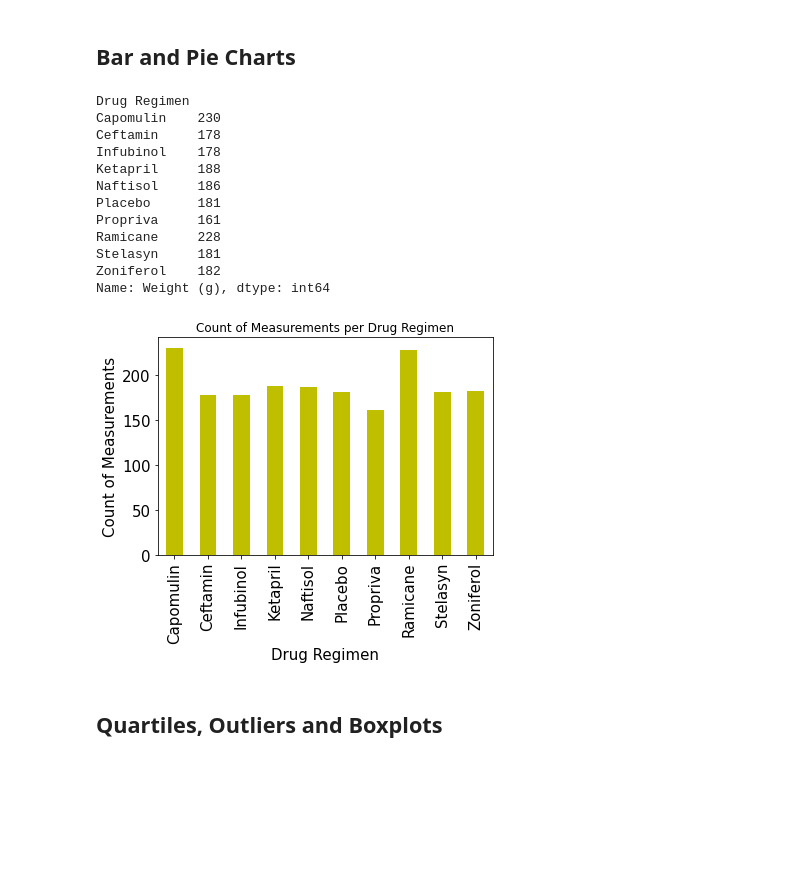
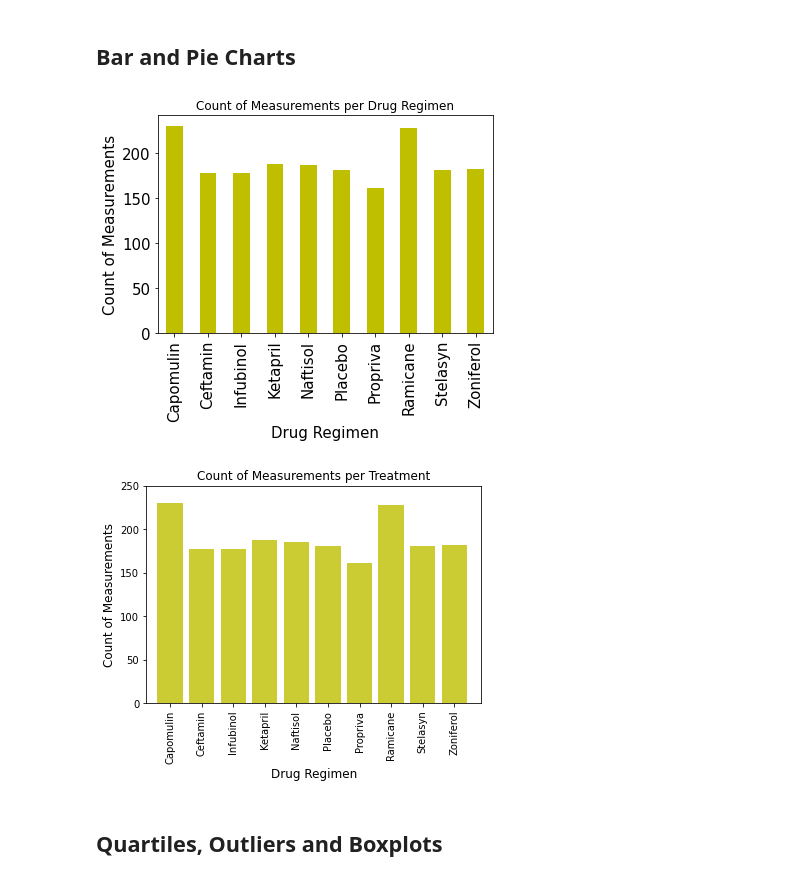
Before and after one commit to cperrault14/Matplotlib--Challenge, a Jupyter notebook: Pymaceuticals/pymaceuticals_starter.ipynb, the cells around one changed output. Saved outputs shown, nothing was run; the diff lists cells and outputs as text; code cells hidden in the pictures; blank space fills up the shorter version.

Commit message:
Finished bar plots

```diff
--- a/Pymaceuticals/pymaceuticals_starter.ipynb
+++ b/Pymaceuticals/pymaceuticals_starter.ipynb
@@ -178,18 +179,6 @@ plt.xlabel("Drug Regimen", fontsize = 15)
 plt.ylabel("Count of Measurements", fontsize = 15)
 plt.title("Count of Measurements per Drug Regimen")
 # Print test
-measurements_total
+plt.show()
 # %% [output]
-Drug Regimen
-Capomulin    230
-Ceftamin     178
-Infubinol    178
-Ketapril     188
-Naftisol     186
-Placebo      181
-Propriva     161
-Ramicane     228
-Stelasyn     181
-Zoniferol    182
-Name: Weight (g), dtype: int64
 [figure]
@@ -198,3 +185,30 @@ Name: Weight (g), dtype: int64
+# %%
+# Generate a bar plot showing the total number of measurements taken on each drug regimen using pyplot.
+# Create a range for my Y-axis which is counts of meeasurements
+measurements = (mouse_data_results_df.groupby(["Drug Regimen"])["Weight (g)"].count()).tolist()
+measurements
+
+# Plotting
+x_axis = np.arange(len(measurements_total ))
+
+# Bar plot with the length of the measurement series created
+plt.bar(x_axis, measurements, color='y', alpha=0.8, align='center')
+# Create ticks by looping through the lenght of the measurement counts.
+tick_locations = [value for value in x_axis]
+# Match tick values to name of drug regimen
+plt.xticks(tick_locations, ['Capomulin', 'Ceftamin', 'Infubinol', 'Ketapril', 'Naftisol', 'Placebo', 'Propriva', 'Ramicane', 'Stelasyn', 'Zoniferol'],  rotation='vertical')
+
+# Set my limits for X and Y axis
+plt.xlim(-0.75, 9.85)
+plt.ylim(0, 250)
+
+# Plot beautification
+plt.title("Count of Measurements per Treatment",fontsize = 12)
+plt.xlabel("Drug Regimen",fontsize = 12)
+plt.ylabel("Count of Measurements",fontsize = 12)
+plt.show()
+# %% [output]
+[figure, added]
 # %%
 # Generate a pie plot showing the distribution of female versus male mice using pandas
 # %%
```
Also changed, not shown: parts of 2 cells of this notebook.
